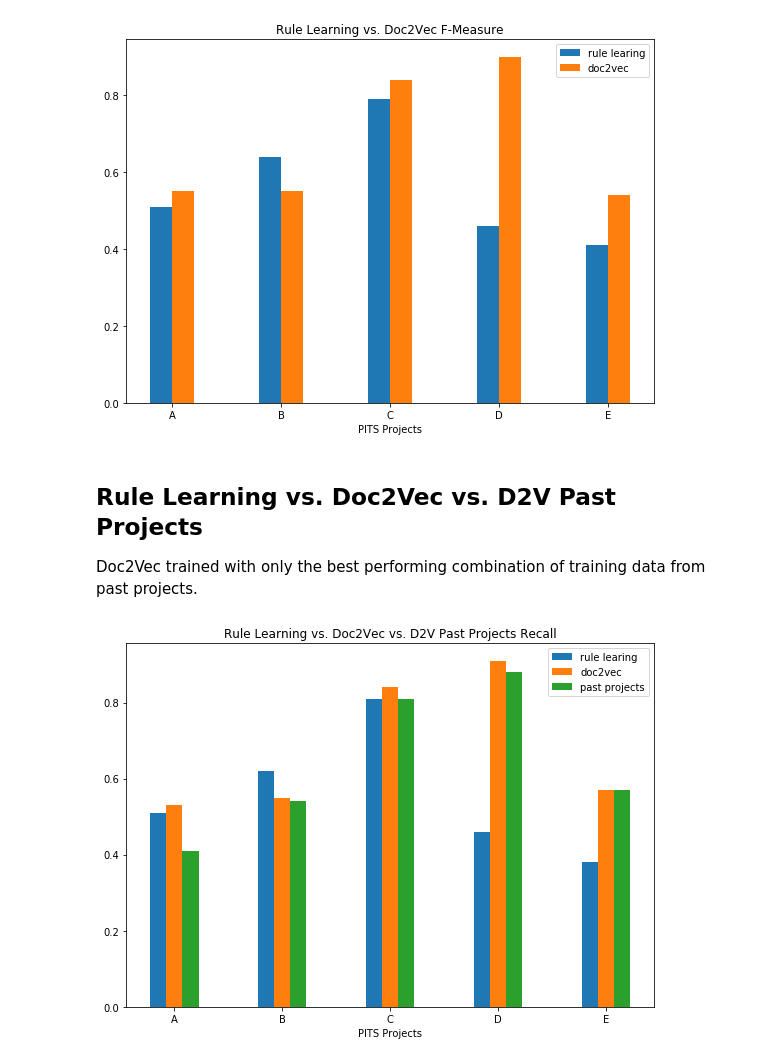
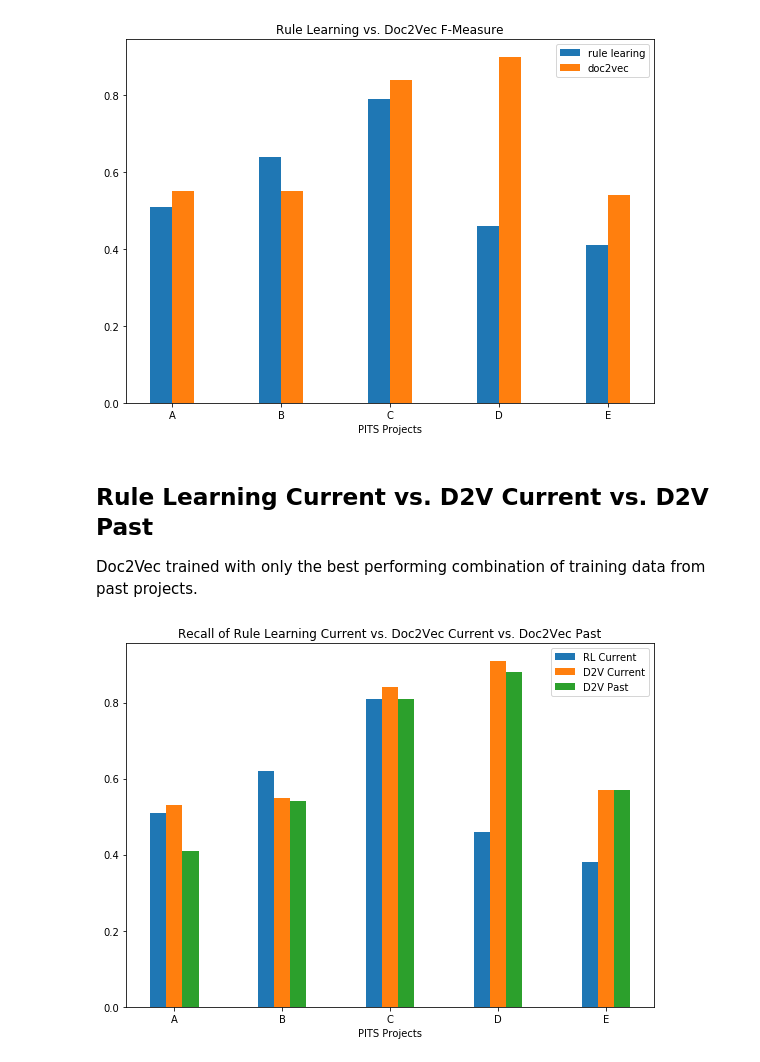
Before and after one commit to seer-lab/bug-severity-prediction, a Jupyter notebook: src/poc/results_visualisation.ipynb, the cells around one changed output. Cells and saved outputs as stored; diff of their text form; code cells hidden in the pictures.

```diff
--- a/src/poc/results_visualisation.ipynb
+++ b/src/poc/results_visualisation.ipynb
@@ -124,37 +120,37 @@ fig.savefig('rl_d2v_f-measure_bar.png')
 # %% [output]
 [figure]
 # %% [markdown]
-## Rule Learning vs. Doc2Vec vs. D2V Past Projects
+## Rule Learning Current vs. D2V Current vs. D2V Past
 Doc2Vec trained with only the best performing combination of training data from past projects.
 # %%
 n_projects = 5
 
 rl_recall = (0.51, 0.62, 0.81, 0.46, 0.38)
 d2v_recall = (0.53, 0.55, 0.84, 0.91, 0.57)
 d2v_past_recall = (0.41, 0.54, 0.81, 0.88, 0.57)
 
 fig, ax = plt.subplots(figsize=(8,6))
 
 index = np.arange(n_projects)
 bar_width = 0.15
 
-rects_rl = ax.bar(index, rl_recall, bar_width, label='rule learing')
-rects_d2v = ax.bar(index + bar_width, d2v_recall, bar_width, label='doc2vec')
-rects_d2v_past = ax.bar(index + 2*bar_width, d2v_past_recall, bar_width, label='past projects')
+rects_rl = ax.bar(index, rl_recall, bar_width, label='RL Current')
+rects_d2v = ax.bar(index + bar_width, d2v_recall, bar_width, label='D2V Current')
+rects_d2v_past = ax.bar(index + 2*bar_width, d2v_past_recall, bar_width, label='D2V Past')
 
 
 ax.set_xlabel('PITS Projects')
 ax.set_ylabel('')
-ax.set_title('Rule Learning vs. Doc2Vec vs. D2V Past Projects Recall')
+ax.set_title('Recall of Rule Learning Current vs. Doc2Vec Current vs. Doc2Vec Past')
 ax.set_xticks(index + 2*bar_width/2)
 ax.set_xticklabels(('A', 'B', 'C', 'D', 'E'))
 ax.legend()
 
 fig.tight_layout()
 plt.show()
 fig.savefig('rl_d2v_past_recall_bar.png')
 # %% [output]
-[figure, old version]
+[figure, new version]
 # %%
 n_projects = 5
 
```
Also changed, not shown: parts of 5 cells of this notebook.
